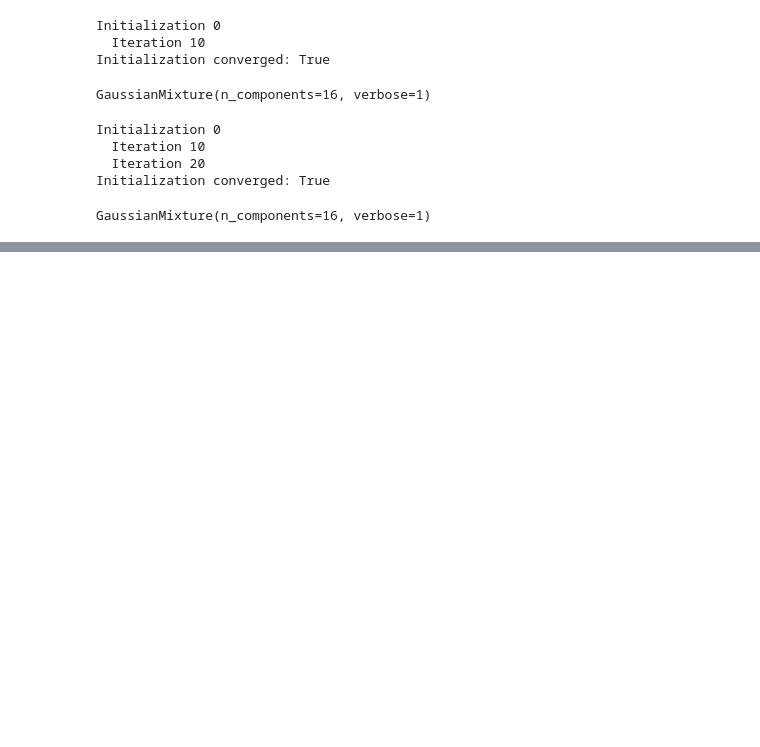
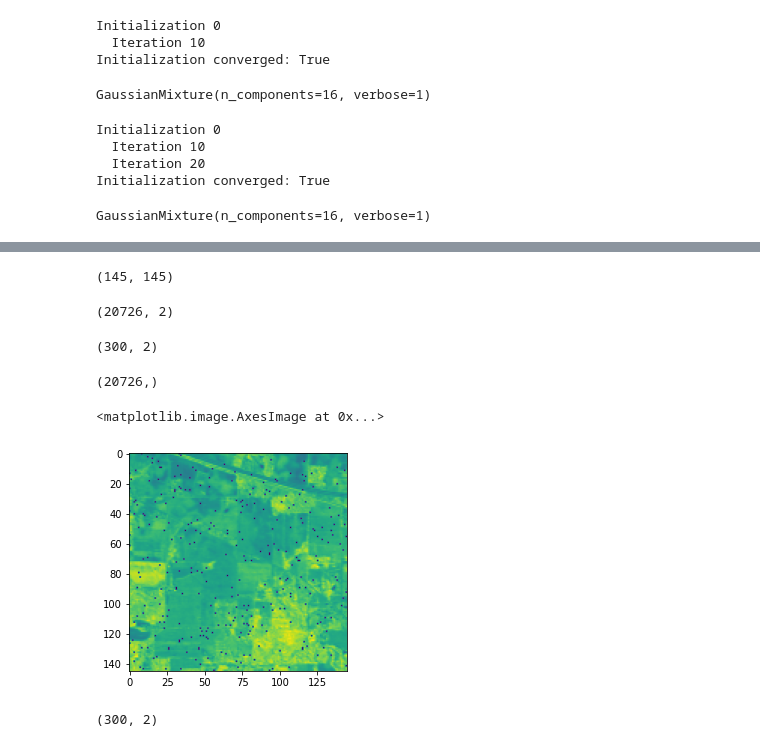
Before and after one commit to SabineHU/projet-IML, a Jupyter notebook: src/GMM.ipynb, the cells around one changed output, grey strips where cells are left out. Drawn from its saved outputs; the diff is of its cells as text; code cells hidden in the pictures; blank space fills up the shorter version.

```diff
--- a/src/GMM.ipynb
+++ b/src/GMM.ipynb
@@ -144,0 +156,5 @@ adjusted_rand_score(test, test2)
+# %%
+res = np.empty((X_salinas_reduced.shape))
+
+for i in range(res.shape[0]):
+    res[i] = X_salinas_reduced[i] @ inv_c @ X_salinas_reduced[i]
@@ -144,0 +184,5 @@ adjusted_rand_score(test, test2)
+# %%
+test_img = indiana_img[:, :, 40]
+# %%
+outliers_idx_x = np.random.randint(0, test_img.shape[0], 300)
+outliers_idx_y = np.random.randint(0, test_img.shape[1], 300)
@@ -144,0 +240,8 @@ adjusted_rand_score(test, test2)
+# %%
+test_img_outliers = test_img.copy()
+for i in range(300):
+    test_img_outliers[outliers_idx_x[i], outliers_idx_y[i]] = 0.0
+# %%
+test_img.shape
+# %% [output]
+(145, 145)
@@ -144,0 +259,17 @@ adjusted_rand_score(test, test2)
+# %%
+img_idx.shape
+# %% [output]
+(20726, 2)
+# %%
+outliers_idx.shape
+# %% [output]
+(300, 2)
+# %%
+img_val.shape
+# %% [output]
+(20726,)
+# %%
+plt.imshow(test_img_outliers)
+# %% [output]
+<matplotlib.image.AxesImage at 0x...>
+[figure, added]
@@ -144,0 +297,4 @@ adjusted_rand_score(test, test2)
+# %%
+outliers_idx.shape
+# %% [output]
+(300, 2)
```
Also changed, not shown: parts of 53 cells of this notebook.
